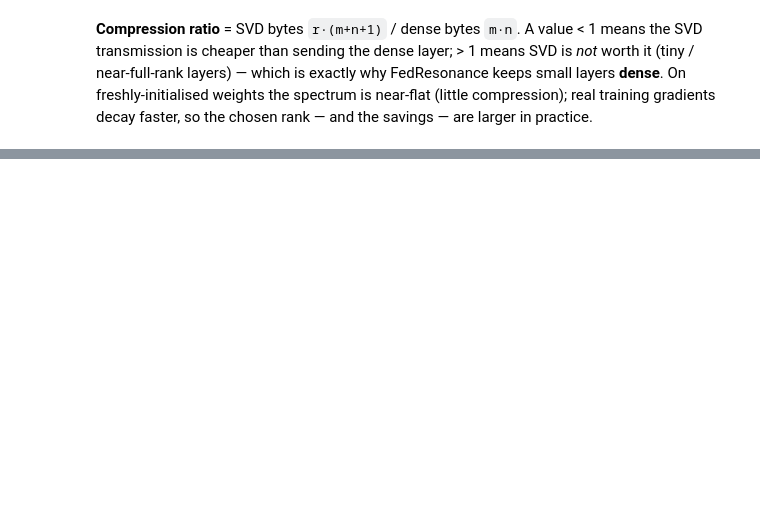
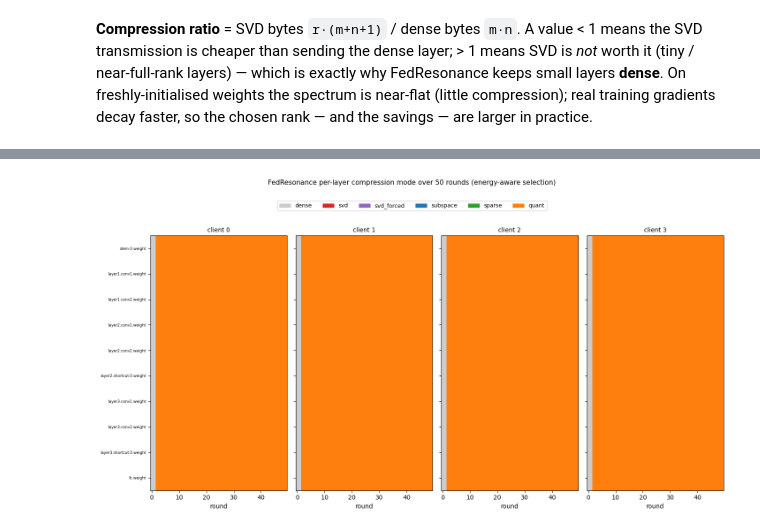
Before and after one commit to Yunpei24/fedlab_zmq, a Jupyter notebook: notebooks/fed_resonance_compression_explorer.ipynb, the cells around one changed output, grey strips where cells are left out. Cells and saved outputs as stored; diff of their text form; code cells hidden in the pictures; blank space fills up the shorter version.

```diff
--- a/notebooks/fed_resonance_compression_explorer.ipynb
+++ b/notebooks/fed_resonance_compression_explorer.ipynb
@@ -229,0 +259,97 @@ plt.tight_layout(); plt.show()
+# %%
+# ─────────────────────────────────────────────────────────────────────────────
+# DYNAMIC RUN: per-round, per-layer compression mode over a REAL FedResonance
+# training (10 clients × 50 rounds). For 4 sampled clients we record the actual
+# `mode_per_layer` returned by FedResonance.client_update each round, then draw a
+# heatmap. A small per-client data subset keeps the notebook fast — the *modes*
+# (not the accuracy) are the point. Expect a few minutes on CPU/MPS.
+#
+# Toggle ENERGY_AWARE:
+#   False -> structural rule (warmup→SVD→SUBSPACE lifecycle, this notebook's story)
+#   True  -> NEW energy-aware selection: per layer argmin(compute+comm energy)
+#            s.t. rel-error ≤ error_budget; the cheap `quant` mode wins because
+#            SVD compute (~190× more FLOPs) is no longer treated as free.
+# ─────────────────────────────────────────────────────────────────────────────
+import torch
+from torch.utils.data import DataLoader, Subset
+from matplotlib.colors import ListedColormap
+from datasets.registry import get_dataloader
+from algorithms.base import ClientState
+
+torch.manual_seed(0)
+NUM_CLIENTS, ROUNDS, SHOWN = 10, 50, [0, 1, 2, 3]
+DATASET, MODELN = "cifar10", "resnet8"
+DEV = "mps" if torch.backends.mps.is_available() else "cpu"
+SUBSET = 256          # samples per client (notebook speed; raise for realism)
+ENERGY_AWARE = True   # energy-aware selection ON (quant wins; needs quant_bits>=4 vs error_budget!)
+
+def make_loader(cid):
+    dl = get_dataloader(DATASET, "train", "dirichlet", client_id=cid,
+                        num_clients=NUM_CLIENTS, alpha=0.5, batch_size=64, seed=42)
+    n = min(SUBSET, len(dl.dataset))
+    return DataLoader(Subset(dl.dataset, list(range(n))), batch_size=64, shuffle=True)
+
+loaders = {c: make_loader(c) for c in range(NUM_CLIENTS)}
+
+algo = FedResonance()
+cfg = dict(CFG)
+cfg.update(dict(lr=0.01, local_epochs=1, optimizer="sgd", momentum=0.9,
+                weight_decay=1e-4, warmup_rounds=2,
+                battery_max_j=200_000.0, energy_scale_factor=3.0,
+                use_error_feedback=True, svd_fast=True,
+                energy_aware_selection=ENERGY_AWARE, error_budget=0.15, quant_bits=8, device=DEV))
+
+gmodel = get_model(MODELN, DATASET).to(DEV)
+cmodel = get_model(MODELN, DATASET).to(DEV)        # reused client model
+states = {c: ClientState(client_id=c, battery_j=cfg["battery_max_j"])
+          for c in range(NUM_CLIENTS)}
+
+record = {c: [] for c in SHOWN}                    # client -> [mode_per_layer per round]
+for r in range(ROUNDS):
+    gsd = gmodel.state_dict()
+    cups = []
+    for c in range(NUM_CLIENTS):
+        cmodel.load_state_dict(gsd)                # client starts from global weights
+        upd, meta = algo.client_update(cmodel, loaders[c], states[c], cfg)
+        cups.append((upd, meta, states[c]))
+        if c in SHOWN:
+            record[c].append(meta["mode_per_layer"])
+    res = algo.server_aggregate(gmodel, cups, r, cfg)
+    gmodel.load_state_dict(res.new_weights)
+regime = "energy-aware" if ENERGY_AWARE else "structural"
+print(f"done: {ROUNDS} rounds × {NUM_CLIENTS} clients on {DEV} ({regime} selection)")
+
+# ── Heatmap: layers (that ever compress) × rounds, coloured by mode, per client ──
+MODES = ["dense", "svd", "svd_forced", "subspace", "sparse", "quant"]
+MCOL  = {"dense":"#cccccc","svd":"#d62728","svd_forced":"#9467bd",
+         "subspace":"#1f77b4","sparse":"#2ca02c","quant":"#ff7f0e"}
+midx  = {m: i for i, m in enumerate(MODES)}
+cmap  = ListedColormap([MCOL[m] for m in MODES])
+
+all_layers = list(record[SHOWN[0]][0].keys())
+# keep only layers that are NOT always-dense (the ones with interesting dynamics)
+dynamic = [l for l in all_layers
+           if any(record[SHOWN[0]][r].get(l) != "dense" for r in range(ROUNDS))]
+
+fig, axes = plt.subplots(1, len(SHOWN), figsize=(3.6*len(SHOWN), 7), sharey=True)
+for ax, c in zip(axes, SHOWN):
+    M = np.array([[midx.get(record[c][r].get(l, "dense"), 0) for r in range(ROUNDS)]
+                  for l in dynamic])
+    ax.imshow(M, aspect="auto", cmap=cmap, vmin=0, vmax=len(MODES)-1,
+              interpolation="nearest")
+    ax.set_title(f"client {c}", fontsize=10); ax.set_xlabel("round")
+axes[0].set_yticks(range(len(dynamic)))
+axes[0].set_yticklabels(dynamic, fontsize=6)
+handles = [plt.Rectangle((0, 0), 1, 1, color=MCOL[m]) for m in MODES]
+fig.legend(handles, MODES, ncol=len(MODES), loc="upper center",
+           bbox_to_anchor=(0.5, 1.03), fontsize=9)
+fig.suptitle(f"FedResonance per-layer compression mode over {ROUNDS} rounds "
+             f"({regime} selection)", y=1.09, fontsize=11)
+plt.tight_layout(); plt.show()
+
+# Compact per-round mode counts for client 0 (text summary)
+from collections import Counter
+print("\nclient 0 — mode counts per round:")
+for r in range(0, ROUNDS, max(1, ROUNDS // 10)):
+    print(f"  round {r:>2}: {dict(Counter(record[0][r].values()))}")
+# %% [output]
@@ -229,0 +357 @@ plt.tight_layout(); plt.show()
+[figure, added]
```
Also changed, not shown: parts of 15 cells of this notebook, 32 other files.
